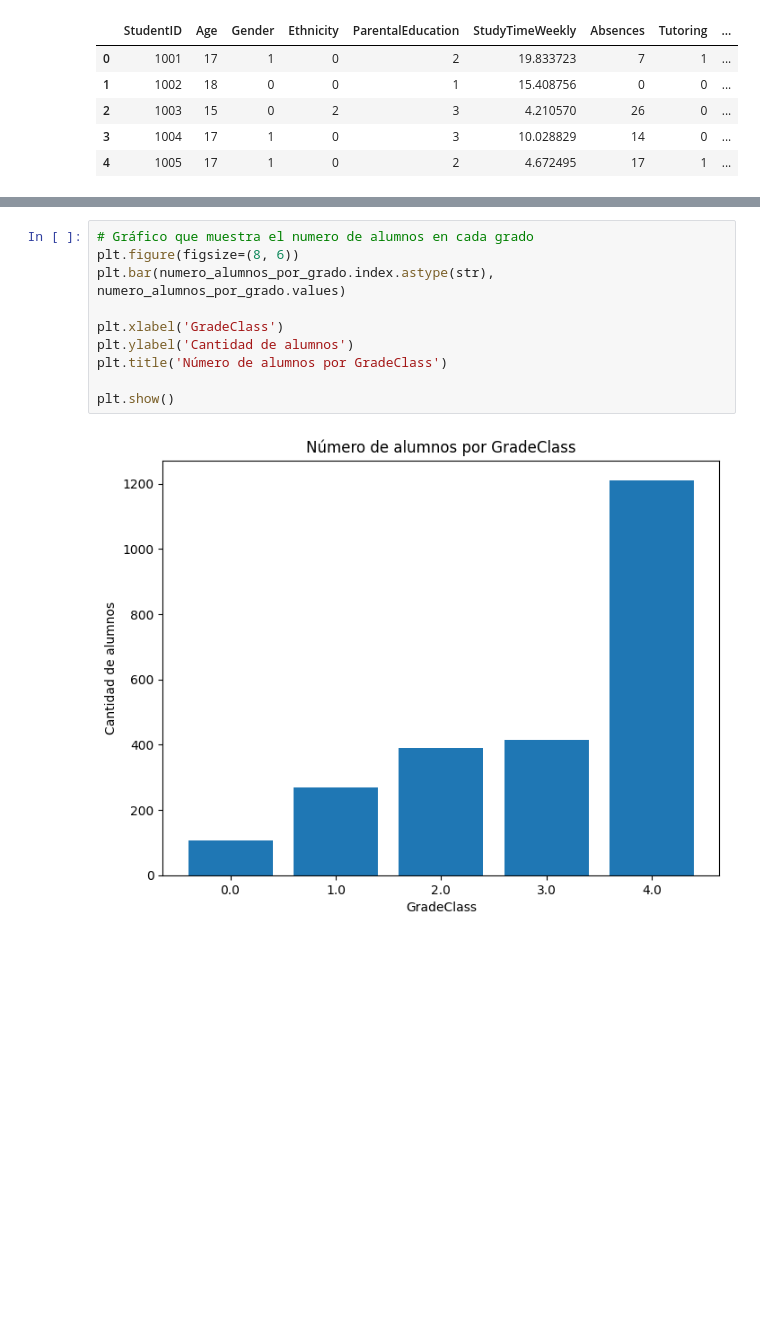
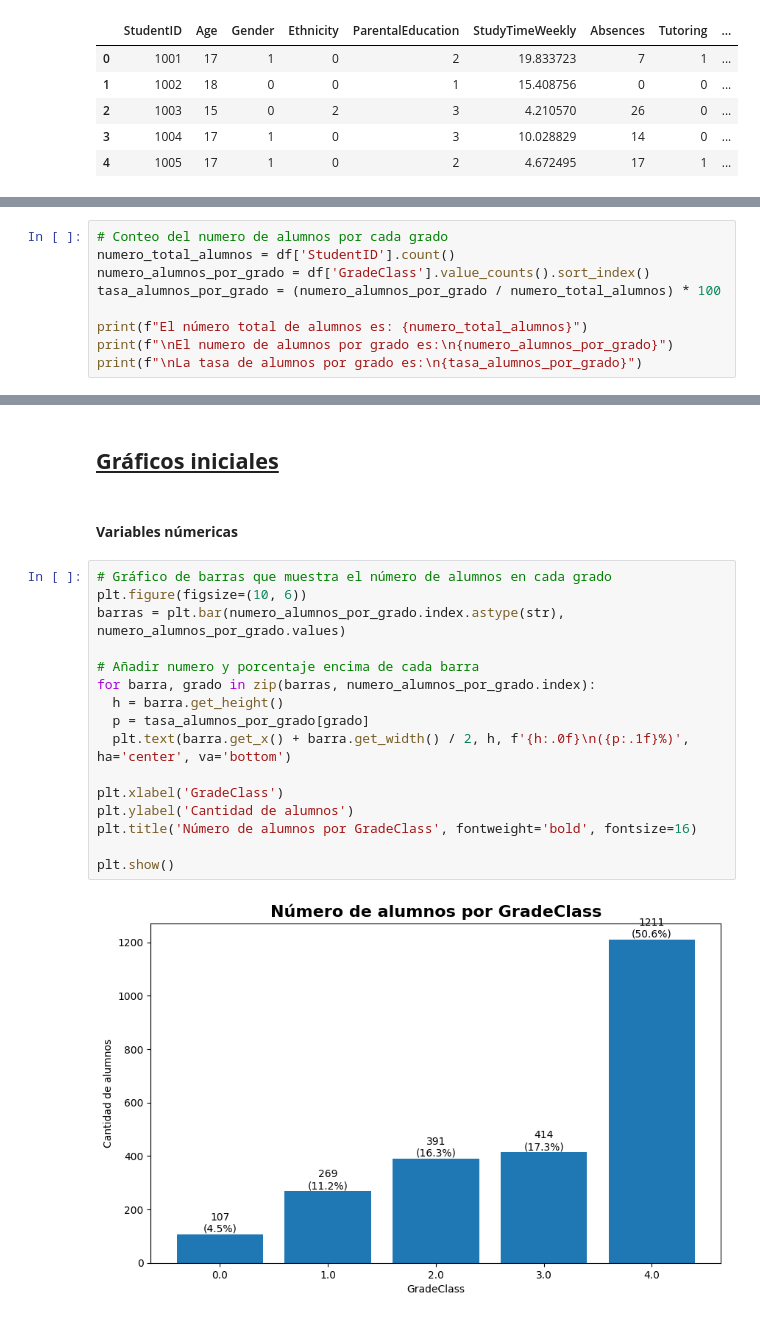
Before and after one commit to MoltenDevLabs/project-4-data-analysis-end-to-end-es, a Jupyter notebook: exploracion_inicial.ipynb, the cells around one changed output, grey strips where cells are left out. Saved outputs shown, nothing was run; the diff lists cells and outputs as text; blank space fills up the shorter version.

```diff
--- a/exploracion_inicial.ipynb
+++ b/exploracion_inicial.ipynb
@@ -183,0 +176,9 @@ Name: count, dtype: int64
+# %%
+# Conteo del numero de alumnos por cada grado
+numero_total_alumnos = df['StudentID'].count()
+numero_alumnos_por_grado = df['GradeClass'].value_counts().sort_index()
+tasa_alumnos_por_grado = (numero_alumnos_por_grado / numero_total_alumnos) * 100
+
+print(f"El número total de alumnos es: {numero_total_alumnos}")
+print(f"\nEl numero de alumnos por grado es:\n{numero_alumnos_por_grado}")
+print(f"\nLa tasa de alumnos por grado es:\n{tasa_alumnos_por_grado}")
@@ -184,12 +235,22 @@ Name: count, dtype: int64
+# %% [markdown]
+## **<u> Gráficos iniciales </u>**
+# %% [markdown]
+#### **Variables númericas**
 # %%
-# Gráfico que muestra el numero de alumnos en cada grado
-plt.figure(figsize=(8, 6))
-plt.bar(numero_alumnos_por_grado.index.astype(str), numero_alumnos_por_grado.values)
+# Gráfico de barras que muestra el número de alumnos en cada grado
+plt.figure(figsize=(10, 6))
+barras = plt.bar(numero_alumnos_por_grado.index.astype(str), numero_alumnos_por_grado.values)
+
+# Añadir numero y porcentaje encima de cada barra
+for barra, grado in zip(barras, numero_alumnos_por_grado.index):
+  h = barra.get_height()
+  p = tasa_alumnos_por_grado[grado]
+  plt.text(barra.get_x() + barra.get_width() / 2, h, f'{h:.0f}\n({p:.1f}%)', ha='center', va='bottom')
 
 plt.xlabel('GradeClass')
 plt.ylabel('Cantidad de alumnos')
-plt.title('Número de alumnos por GradeClass')
+plt.title('Número de alumnos por GradeClass', fontweight='bold', fontsize=16)
 
 plt.show()
 # %% [output]
-[figure, old version]
+[figure, new version]
```
Also changed, not shown: parts of 19 cells of this notebook.
